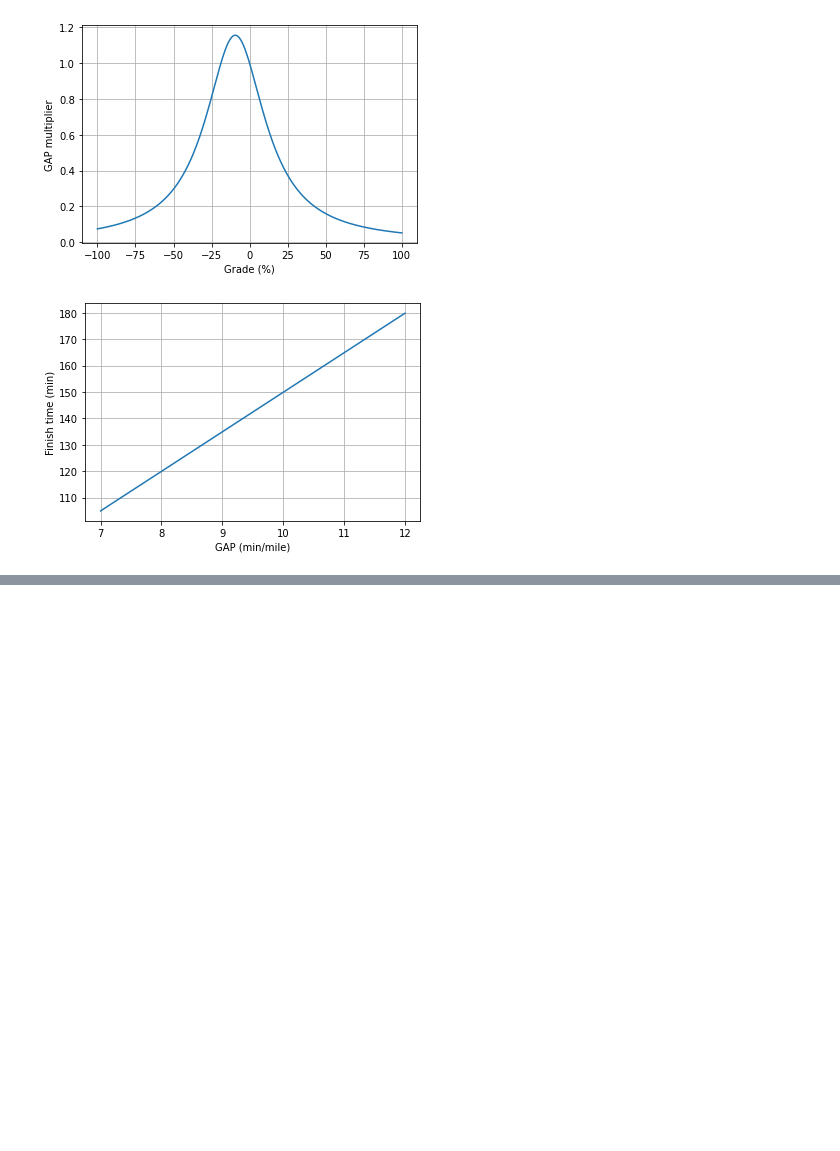
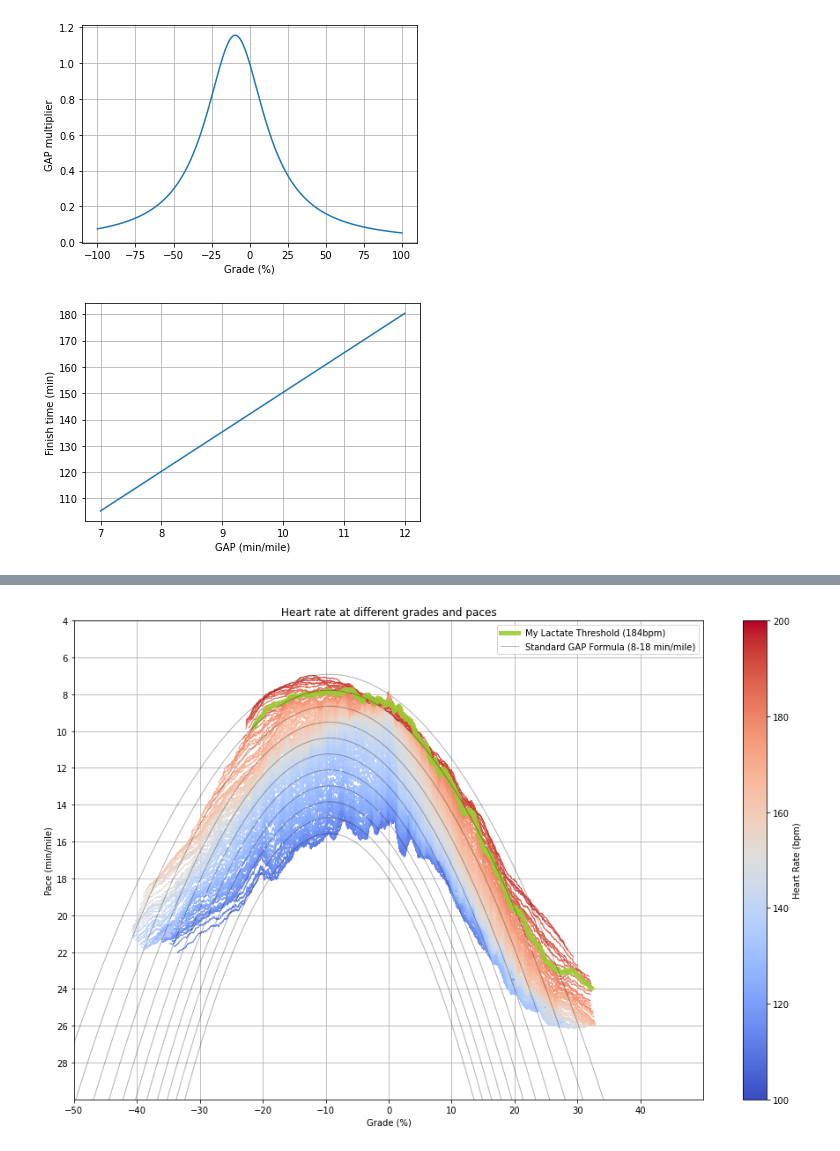
Before and after one commit to garrettbingham/vertpro, a Jupyter notebook: vertpro.ipynb, the cells around one changed output, grey strips where cells are left out. Cells and saved outputs as stored; diff of their text form; code cells hidden in the pictures; blank space fills up the shorter version.

```diff
--- a/vertpro.ipynb
+++ b/vertpro.ipynb
@@ -204,0 +351,83 @@ plt.show()
+# %%
+plt.figure(figsize=(16, 10))
+# plt.scatter(grades_pct, paces_min_per_mile, color=cmap(norm(heart_rates_bpm)), s=1, alpha=0.1)
+cmap = plt.get_cmap('coolwarm')
+norm = plt.Normalize(vmin=100, vmax=200)
+# look at heart rate ranges
+last_plot = False
+for hrmin, hrmax in zip(list(range(100, 185, 1)) + [174], list(range(120, 205, 1)) + [194]):
+    idx = np.logical_and(heart_rates_bpm >= hrmin, heart_rates_bpm < hrmax)
+
+    grades_at_hr = grades_pct[idx]
+    paces_at_hr = paces_min_per_mile[idx]
+    hr_at_hr = heart_rates_bpm[idx]
+
+    # only consider grades between -50 to 50 and paces between 4 and 30
+    idx = np.where(np.abs(grades_at_hr) < 50)
+    idx = np.intersect1d(idx, np.where(paces_at_hr > 4))
+    idx = np.intersect1d(idx, np.where(paces_at_hr < 30))
+
+    grades_at_hr = grades_at_hr[idx]
+    paces_at_hr = paces_at_hr[idx]
+    hr_at_hr = hr_at_hr[idx]
+
+    # solve for the best fit polynomial of degree 2
+    p = np.polyfit(grades_at_hr, paces_at_hr, 2)
+
+    # sort by grades
+    idx = np.argsort(grades_at_hr)
+    grades_at_hr = grades_at_hr[idx]
+    paces_at_hr = paces_at_hr[idx]
+    hr_at_hr = hr_at_hr[idx]
+
+    # use a sliding window average to smooth the data
+    # convolve the data with a gaussian
+    window_size = 500
+    window_lim = 5
+    stddev = 10
+    gaussian_filter = np.exp(-np.linspace(-window_lim, window_lim, window_size)**2 / (2*stddev**2))
+    gaussian_filter /= np.sum(gaussian_filter)
+    smooth_paces = np.convolve(paces_at_hr, gaussian_filter, mode='valid')
+    valid_xvals = grades_at_hr[window_size//2:-window_size//2+1]
+
+
+    plt.xlabel('Grade (%)')
+    plt.ylabel('Pace (min/mile)')
+    plt.title('Heart rate at different grades and paces')
+    # plt.colorbar(label='Heart Rate (bpm)')
+    plt.xlim(-50, 50)
+    plt.ylim(4, 30)
+    # flip the y axis so that the fastest paces are at the top
+    plt.gca().invert_yaxis()
+
+    # plot the best fit polynomial
+    x = np.linspace(-50, 50, 100)
+    y = np.polyval(p, x)
+    if hrmin == 174:
+        if last_plot:
+            plt.plot(valid_xvals, smooth_paces, linewidth=5, color='yellowgreen', alpha=0.9, label='My Lactate Threshold (184bpm)')
+        else:
+            last_plot = True
+    else:
+        plt.plot(valid_xvals, smooth_paces, linewidth=1, color=cmap(norm((hrmin + hrmax)/2)), alpha=0.9)
+
+# add some gap curves to the plot
+for gap in range(8, 19):
+    x = np.linspace(-50, 50, 100)
+    y = [gap_to_pace(gap, grade) for grade in x]
+    if gap == 8:
+        label = 'Standard GAP Formula (8-18 min/mile)'
+    else:
+        label = None
+    plt.plot(x, y, linewidth=1, color='black', alpha=0.3, label=label)
+
+
+plt.colorbar(plt.cm.ScalarMappable(norm=norm, cmap=cmap), label='Heart Rate (bpm)')
+# make the plot have more x ticks and y ticks, and add a grid
+plt.xticks(np.arange(-50, 50, 10))
+plt.yticks(np.arange(4, 30, 2))
+plt.grid()
+plt.legend()
+plt.show()
+# %% [output]
+[figure, added]
```
Also changed, not shown: parts of 11 cells of this notebook.
